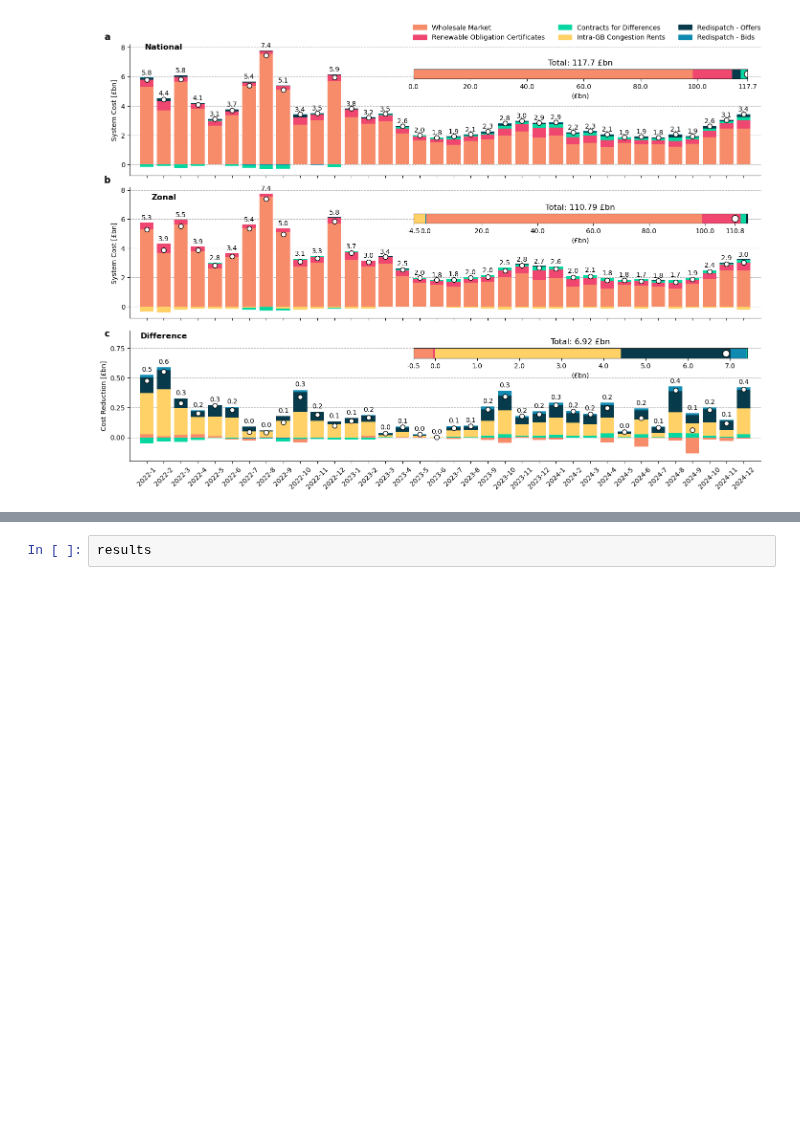
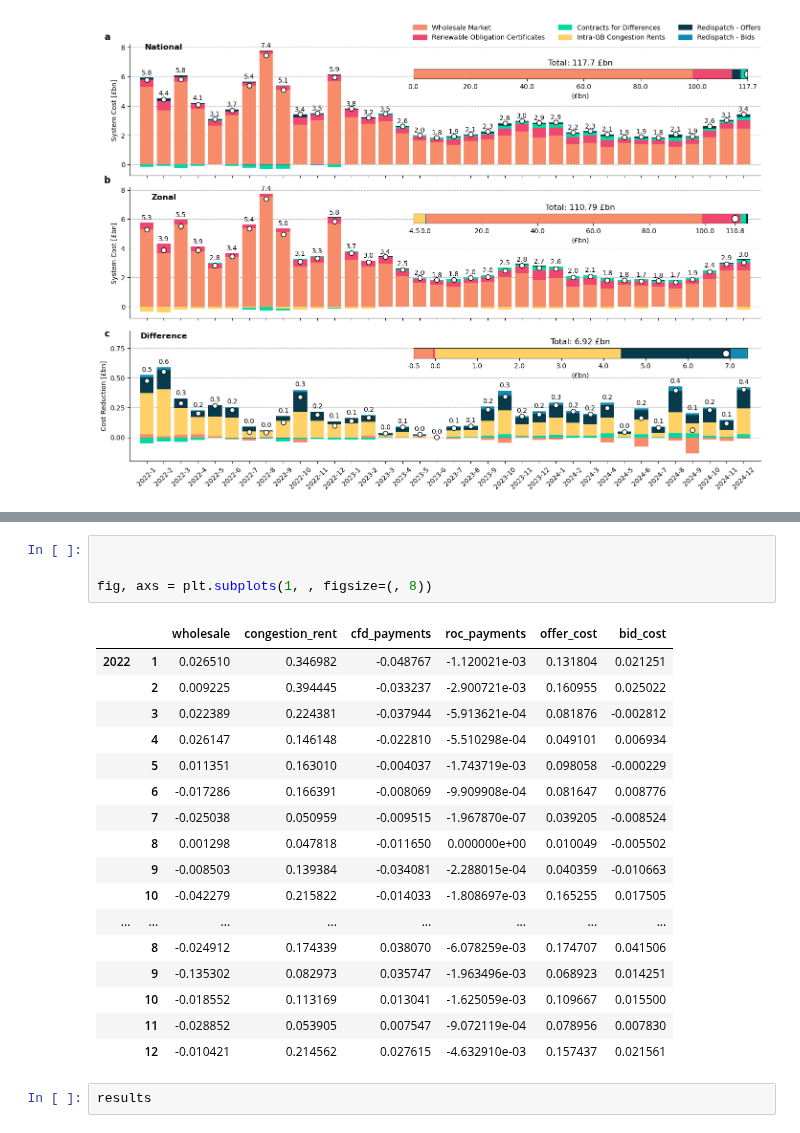
Before and after one commit to LukasFrankenQ/GBPower, a Jupyter notebook: notebooks/get_total_results.ipynb, the cells around one changed output, grey strips where cells are left out. Cells and saved outputs as stored; diff of their text form; blank space fills up the shorter version.

```diff
--- a/notebooks/get_total_results.ipynb
+++ b/notebooks/get_total_results.ipynb
@@ -645,3 +736,25 @@ dtype: float64
+# %%
+
+
+fig, axs = plt.subplots(1, , figsize=(, 8))
+# %% [output]
+|  |  | wholesale | congestion_rent | cfd_payments | roc_payments | offer_cost | bid_cost |
+| 2022 | 1 | 0.026510 | 0.346982 | -0.048767 | -1.120021e-03 | 0.131804 | 0.021251 |
+|  | 2 | 0.009225 | 0.394445 | -0.033237 | -2.900721e-03 | 0.160955 | 0.025022 |
+|  | 3 | 0.022389 | 0.224381 | -0.037944 | -5.913621e-04 | 0.081876 | -0.002812 |
+|  | 4 | 0.026147 | 0.146148 | -0.022810 | -5.510298e-04 | 0.049101 | 0.006934 |
+|  | 5 | 0.011351 | 0.163010 | -0.004037 | -1.743719e-03 | 0.098058 | -0.000229 |
+|  | 6 | -0.017286 | 0.166391 | -0.008069 | -9.909908e-04 | 0.081647 | 0.008776 |
+|  | 7 | -0.025038 | 0.050959 | -0.009515 | -1.967870e-07 | 0.039205 | -0.008524 |
+|  | 8 | 0.001298 | 0.047818 | -0.011650 | 0.000000e+00 | 0.010049 | -0.005502 |
+|  | 9 | -0.008503 | 0.139384 | -0.034081 | -2.288015e-04 | 0.040359 | -0.010663 |
+|  | 10 | -0.042279 | 0.215822 | -0.014033 | -1.808697e-03 | 0.165255 | 0.017505 |
+| ... | ... | ... | ... | ... | ... | ... | ... |
+|  | 8 | -0.024912 | 0.174339 | 0.038070 | -6.078259e-03 | 0.174707 | 0.041506 |
+|  | 9 | -0.135302 | 0.082973 | 0.035747 | -1.963496e-03 | 0.068923 | 0.014251 |
+|  | 10 | -0.018552 | 0.113169 | 0.013041 | -1.625059e-03 | 0.109667 | 0.015500 |
+|  | 11 | -0.028852 | 0.053905 | 0.007547 | -9.072119e-04 | 0.078956 | 0.007830 |
+|  | 12 | -0.010421 | 0.214562 | 0.027615 | -4.632910e-03 | 0.157437 | 0.021561 |
 # %%
 results
 # %% [output]
```
Also changed, not shown: parts of 7 cells of this notebook.
